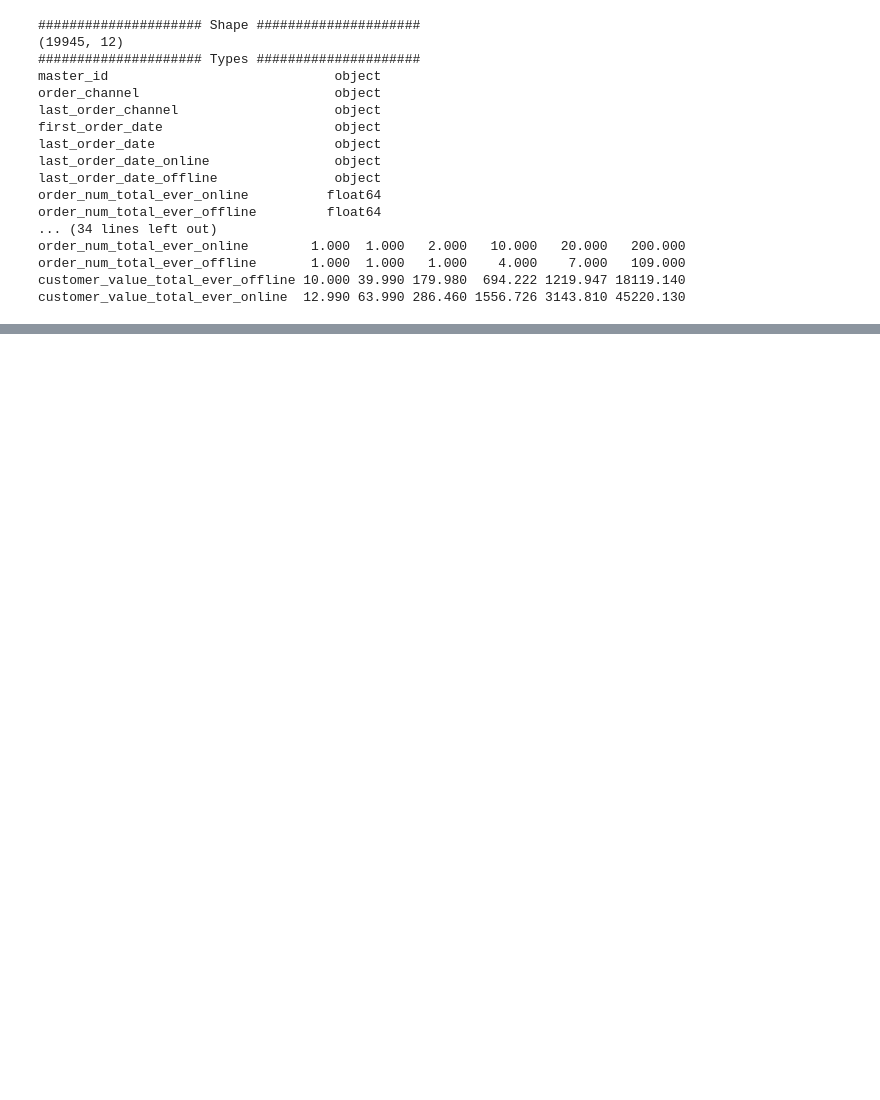
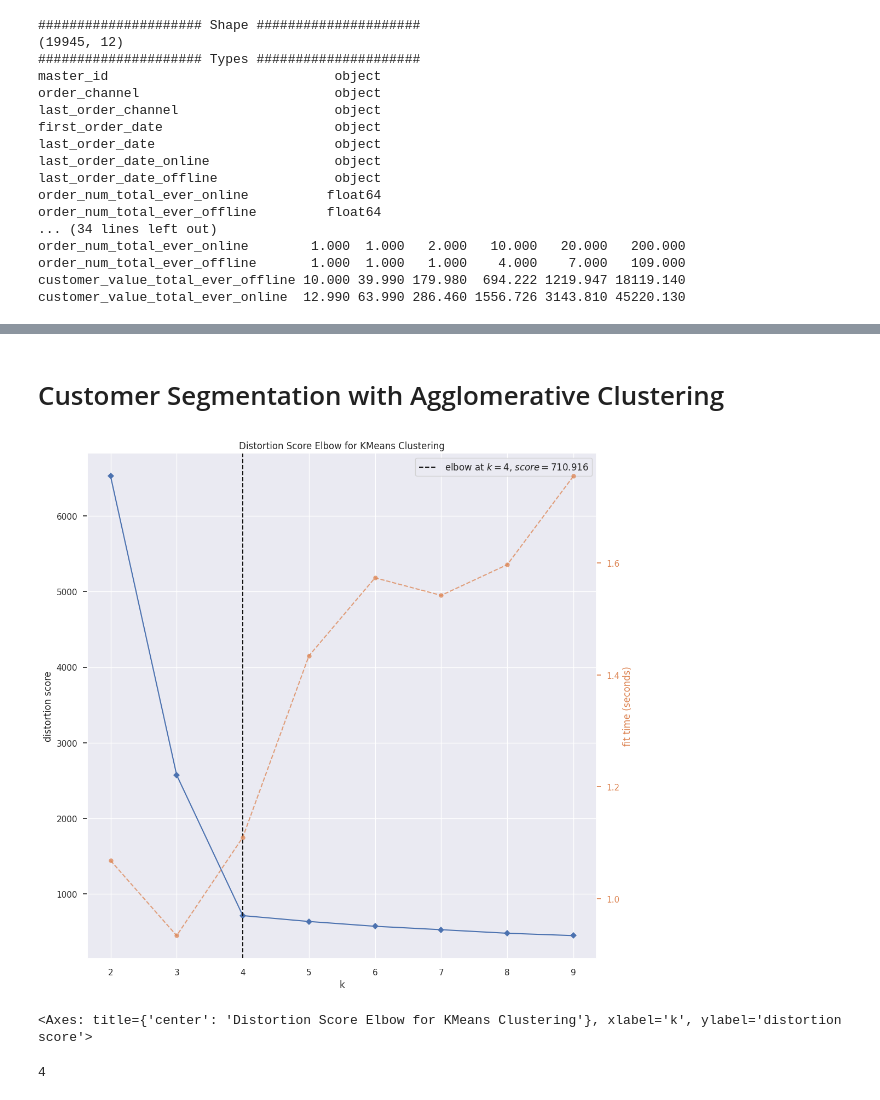
Before and after one commit to dilekdd/FLO_Unsupervised, a Jupyter notebook: flo-unsupervised.ipynb, the cells around one changed output, grey strips where cells are left out. Cells and saved outputs as stored; diff of their text form; code cells hidden in the pictures; blank space fills up the shorter version.

```diff
--- a/flo-unsupervised.ipynb
+++ b/flo-unsupervised.ipynb
@@ -502,0 +406,3 @@ tenure                              -0.052           -0.014    0.045   1.000
+# %%
+#creating the model
+df["Hc_Segments"] = fcluster(hc, 105, criterion="distance")
@@ -502,0 +434,15 @@ tenure                              -0.052           -0.014    0.045   1.000
+# %% [markdown]
+# Customer Segmentation with Agglomerative Clustering
+# %%
+# Initialize KElbowVisualizer with KMeans to find the optimal number of clusters
+elbow = KElbowVisualizer(KMeans(random_state=42), k=(2,10))
+elbow.fit(df)
+elbow.show()
+# %% [output]
+[figure, added]
+<Axes: title={'center': 'Distortion Score Elbow for KMeans Clustering'}, xlabel='k', ylabel='distortion score'>
+# %%
+# optimal clusters, showing teh optimal number of clusters
+elbow.elbow_value_
+# %% [output]
+4
```
Also changed, not shown: parts of 65 cells of this notebook.
